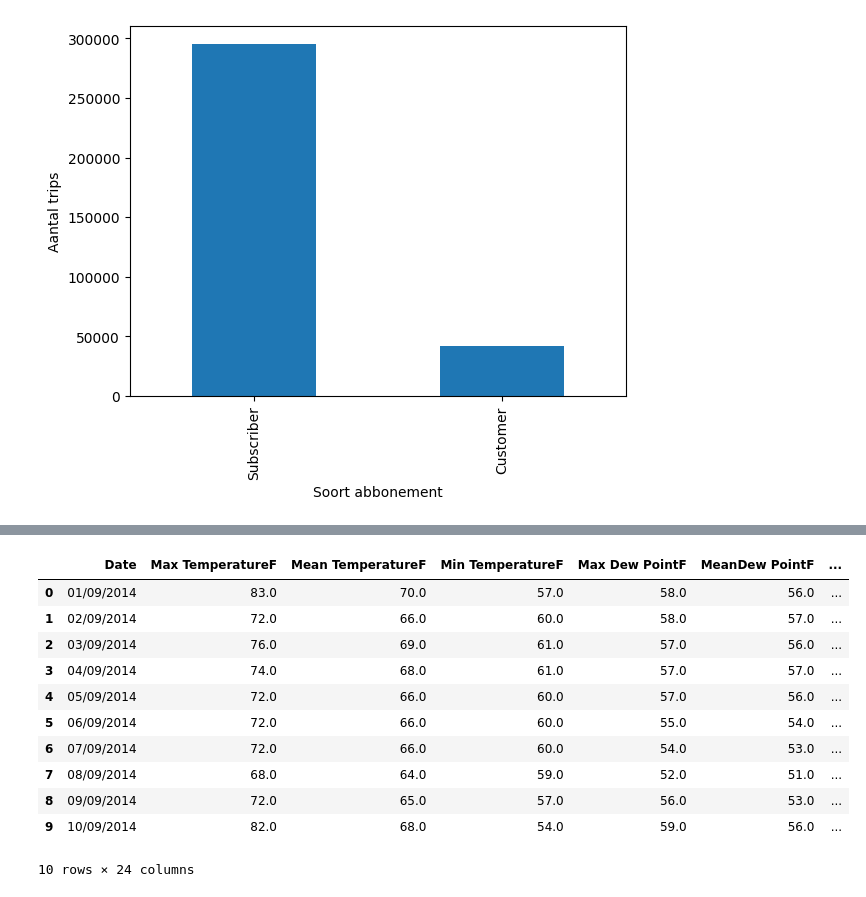
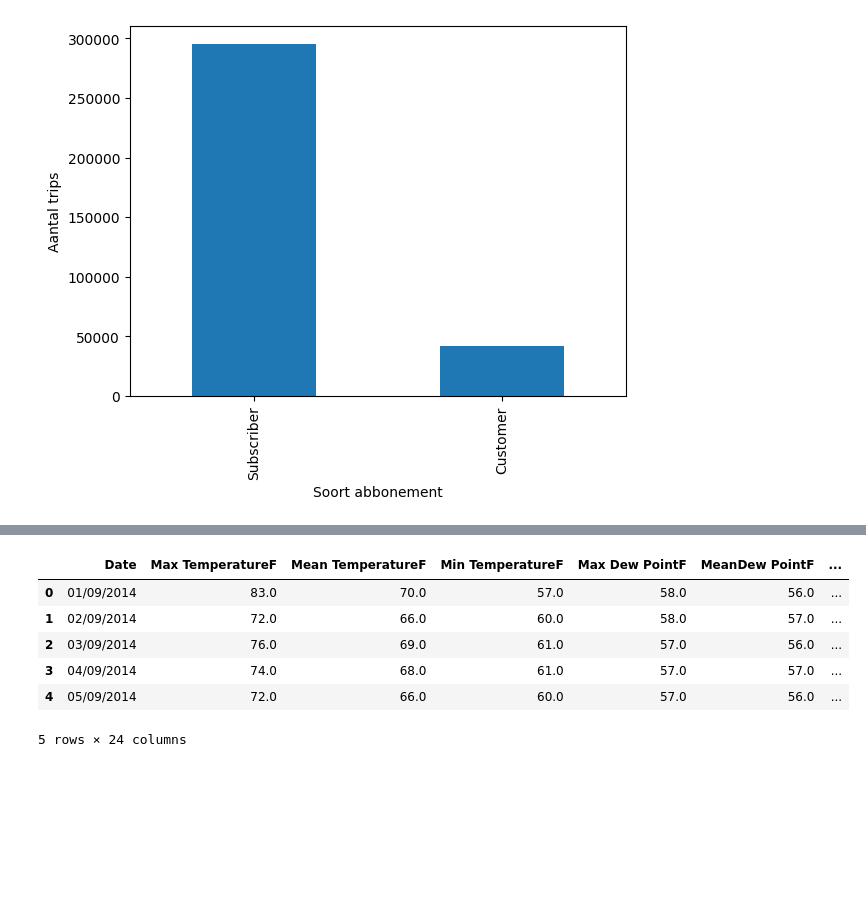
Before and after one commit to DecosterBram/MOW-BikeShare-workshop, a Jupyter notebook: notebooks/BikeShare_exercise_solution.ipynb, the cells around one changed output, grey strips where cells are left out. Cells and saved outputs as stored; diff of their text form; code cells hidden in the pictures; blank space fills up the shorter version.

Commit message:
continued data exploration and started data prep

```diff
--- a/notebooks/BikeShare_exercise_solution.ipynb
+++ b/notebooks/BikeShare_exercise_solution.ipynb
@@ -181,16 +358,11 @@ plt.show()
 # %%
-station_data = pd.read_csv("../data/weather_data.csv")
-station_data.head(10)
+weather_data = pd.read_csv("../data/weather_data.csv")
+weather_data.head()
 # %% [output]
 |  | Date | Max TemperatureF | Mean TemperatureF | Min TemperatureF | Max Dew PointF | MeanDew PointF | ... |
 | 0 | 01/09/2014 | 83.0 | 70.0 | 57.0 | 58.0 | 56.0 | ... |
 | 1 | 02/09/2014 | 72.0 | 66.0 | 60.0 | 58.0 | 57.0 | ... |
 | 2 | 03/09/2014 | 76.0 | 69.0 | 61.0 | 57.0 | 56.0 | ... |
 | 3 | 04/09/2014 | 74.0 | 68.0 | 61.0 | 57.0 | 57.0 | ... |
 | 4 | 05/09/2014 | 72.0 | 66.0 | 60.0 | 57.0 | 56.0 | ... |
-| 5 | 06/09/2014 | 72.0 | 66.0 | 60.0 | 55.0 | 54.0 | ... |
-| 6 | 07/09/2014 | 72.0 | 66.0 | 60.0 | 54.0 | 53.0 | ... |
-| 7 | 08/09/2014 | 68.0 | 64.0 | 59.0 | 52.0 | 51.0 | ... |
-| 8 | 09/09/2014 | 72.0 | 65.0 | 57.0 | 56.0 | 53.0 | ... |
-| 9 | 10/09/2014 | 82.0 | 68.0 | 54.0 | 59.0 | 56.0 | ... |
-10 rows × 24 columns
+5 rows × 24 columns
```
Also changed, not shown: parts of 51 cells of this notebook.
